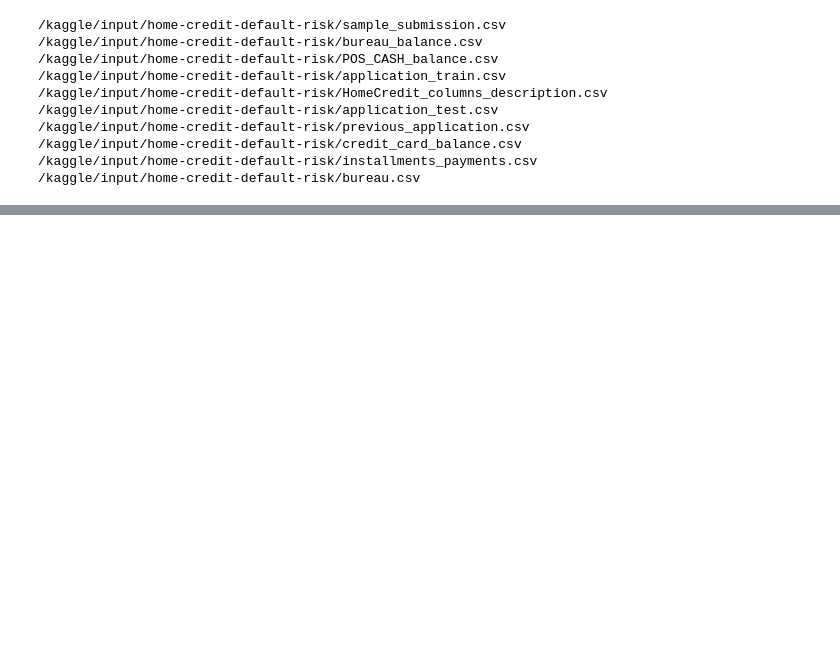
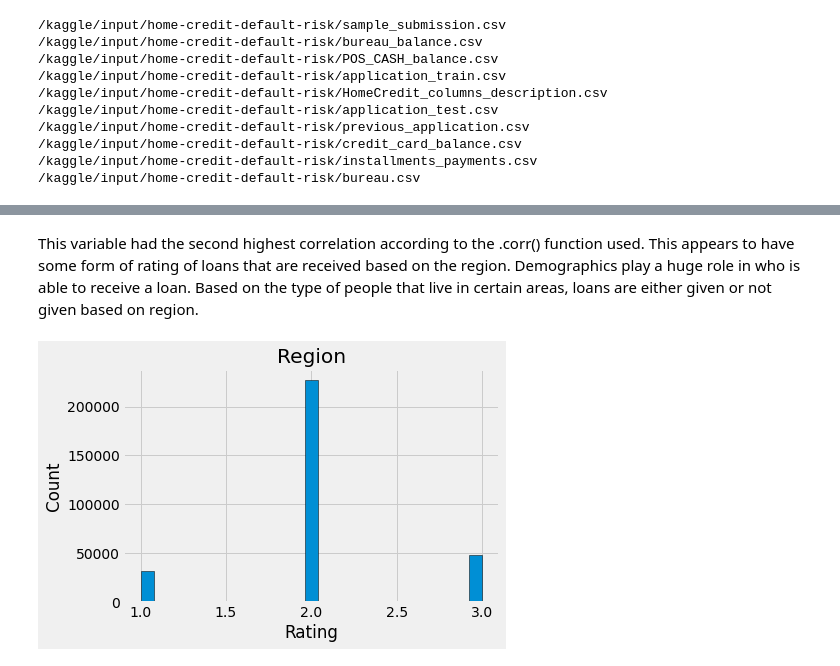
Before and after one commit to BarbosaRicardo/aai-510-dataset, a Jupyter notebook: module-1.ipynb, the cells around one changed output, grey strips where cells are left out. Drawn from its saved outputs; the diff is of its cells as text; code cells hidden in the pictures; blank space fills up the shorter version.

```diff
--- a/module-1.ipynb
+++ b/module-1.ipynb
@@ -31,0 +106,11 @@ for dirname, _, filenames in os.walk('/kaggle/input'):
+# %% [markdown]
+This variable had the second highest correlation according to the .corr() function used. This appears to have some form of rating of loans that are received based on the region. Demographics play a huge role in who is able to receive a loan. Based on the type of people that live in certain areas, loans are either given or not given based on region.
+# %%
+# Set the style of plots
+plt.style.use('fivethirtyeight')
+
+# Plot the distribution of Region Rating
+plt.hist(train_data['REGION_RATING_CLIENT'], edgecolor = 'k', bins = 25)
+plt.title('Region'); plt.xlabel('Rating'); plt.ylabel('Count');
+# %% [output]
+[figure, added]
```
Also changed, not shown: parts of 16 cells of this notebook.
